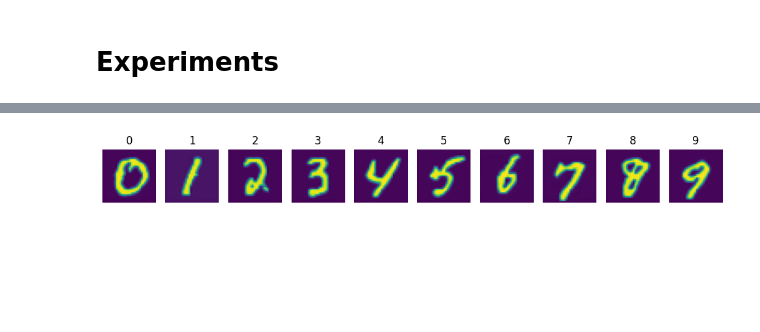
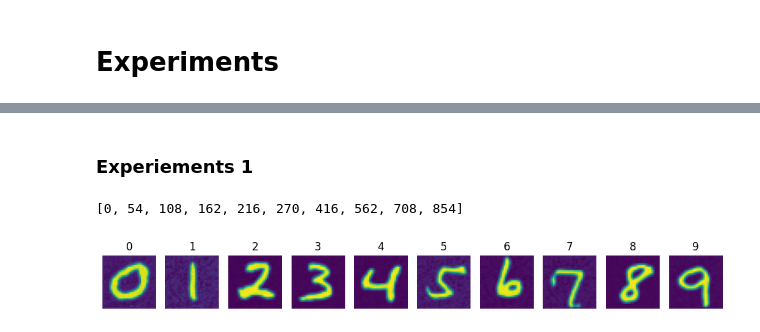
Before and after one commit to junyeong-nero/DDPM, a Jupyter notebook: diffusion_colab_experiments.ipynb, the cells around one changed output, grey strips where cells are left out. Drawn from its saved outputs; the diff is of its cells as text; code cells hidden in the pictures; blank space fills up the shorter version.

```diff
--- a/diffusion_colab_experiments.ipynb
+++ b/diffusion_colab_experiments.ipynb
@@ -989,7 +1025,14 @@ for steps in test_steps:
 # %% [markdown]
 # Experiments
-# %%
-test_noise = torch.randn((1, 1, 32, 32)).to(device)
-test_noise = test_noise.repeat(10, 1, 1, 1)
-
-condition = torch.tensor(list(range(10))).to(device)
+# %%
+extract_time_step = 100
+
+test_denoised_image = model.decoder.DDIM_sampling(
+    test_noise,
+    TIME_STEPS,
+    c=condition,
+    w=1,
+    sampling_time_step=extract_time_step
+)
+
+print_digits(test_denoised_image)
@@ -995,0 +1053,9 @@ condition = torch.tensor(list(range(10))).to(device)
+# %%
+diff_norm = reversed(torch.load("diff_norm_prev.pt", weights_only=False))
+threshold_timestep = int(torch.argmax(diff_norm).item() * (1000 / extract_time_step))
+print(f"threshold_timestep : {threshold_timestep}")
+
+print_loss(diff_norm,
+           title='Difference vs. Timesteps (prev)',
+           x_label='Timesteps',
+           y_label='DiffNorm')
@@ -996,12 +1065,22 @@ condition = torch.tensor(list(range(10))).to(device)
+# %% [markdown]
+### Experiements 1
+# %%
+perceptual_steps = list(range(0, threshold_timestep, (threshold_timestep - 0) // 5))
+semantic_steps = list(range(threshold_timestep, TIME_STEPS, (TIME_STEPS - threshold_timestep) // 5))
+total_steps = perceptual_steps + semantic_steps
+
+print(total_steps)
+# %% [output]
+[0, 54, 108, 162, 216, 270, 416, 562, 708, 854]
 # %%
 test_denoised_image = model.decoder.DDIM_sampling(
     test_noise,
     TIME_STEPS,
     c=condition,
     w=1,
-    sampling_time_step=100
+    custom_sampling_steps=total_steps
 )
 
 print_digits(test_denoised_image)
 # %% [output]
-[figure, old version]
+[figure, new version]
```
Also changed, not shown: parts of 13 cells of this notebook.
